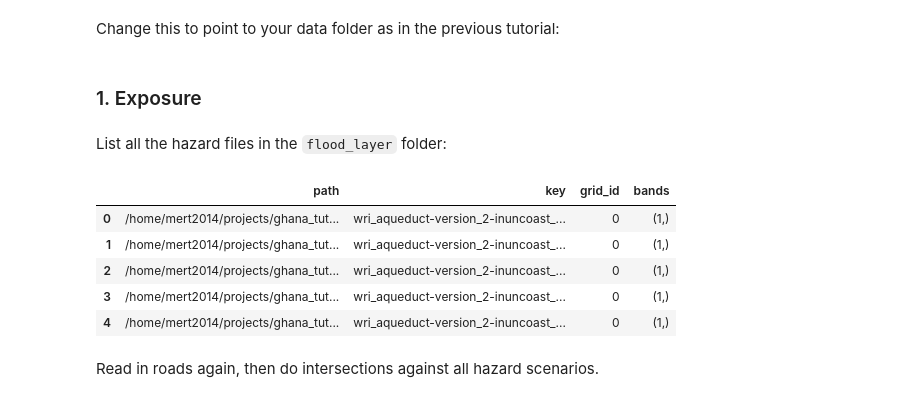
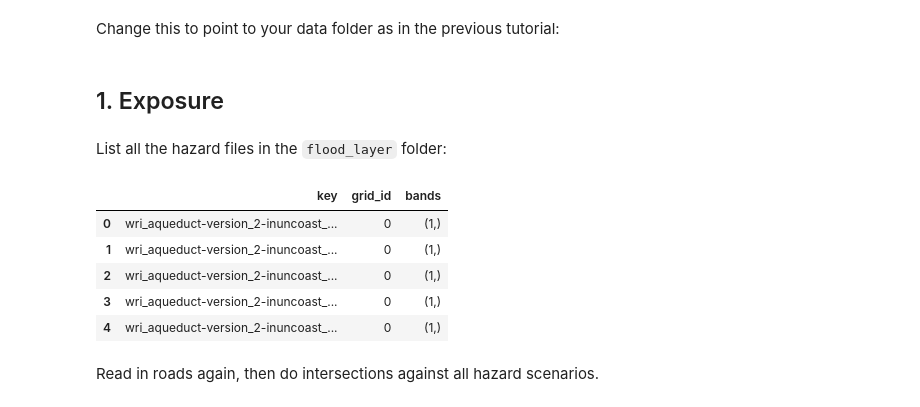
Before and after one commit to nismod/snail, a Jupyter notebook: tutorials/02-assess-damage-and-disruption.ipynb, the cells around one changed output. Drawn from its saved outputs; the diff is of its cells as text; code cells hidden in the pictures.

```diff
--- a/docs/source/tutorials/02-assess-damage-and-disruption.ipynb
+++ b/tutorials/02-assess-damage-and-disruption.ipynb
@@ -41,30 +44,28 @@ from pyproj import Geod
 # %% [markdown]
 Change this to point to your data folder as in the previous tutorial:
 # %%
-dir = (
-    Path(os.getcwd()).resolve().parents[3]
-)  # get parent directory of snail package
+dir = Path().resolve().parent.parent
 data_folder = dir / "ghana_tutorial"
 # data_folder = Path("YOUR_PATH/ghana_tutorial")
 # %% [markdown]
-### 1. Exposure
+## 1. Exposure
 # %% [markdown]
 List all the hazard files in the `flood_layer` folder:
 # %%
 hazard_paths = sorted((data_folder / "flood_layer"/"gha"/"wri_aqueduct_version_2").glob("wri*.tif"))
 
 hazard_files = pd.DataFrame({"path": hazard_paths})
 hazard_files["key"] = [Path(path).stem for path in hazard_paths]
 hazard_files, grids = snail.io.extend_rasters_metadata(hazard_files)
 
-hazard_files.head(5)
+hazard_files.head(5)[["key", "grid_id", "bands"]]
 # %% [output]
-|  | path | key | grid_id | bands |
-| 0 | /home/mert2014/projects/ghana_tut... | wri_aqueduct-version_2-inuncoast_... | 0 | (1,) |
-| 1 | /home/mert2014/projects/ghana_tut... | wri_aqueduct-version_2-inuncoast_... | 0 | (1,) |
-| 2 | /home/mert2014/projects/ghana_tut... | wri_aqueduct-version_2-inuncoast_... | 0 | (1,) |
-| 3 | /home/mert2014/projects/ghana_tut... | wri_aqueduct-version_2-inuncoast_... | 0 | (1,) |
-| 4 | /home/mert2014/projects/ghana_tut... | wri_aqueduct-version_2-inuncoast_... | 0 | (1,) |
+|  | key | grid_id | bands |
+| 0 | wri_aqueduct-version_2-inuncoast_... | 0 | (1,) |
+| 1 | wri_aqueduct-version_2-inuncoast_... | 0 | (1,) |
+| 2 | wri_aqueduct-version_2-inuncoast_... | 0 | (1,) |
+| 3 | wri_aqueduct-version_2-inuncoast_... | 0 | (1,) |
+| 4 | wri_aqueduct-version_2-inuncoast_... | 0 | (1,) |
 # %%
 assert len(grids) == 1
 grid = grids[0]
```
Also changed, not shown: parts of 7 cells of this notebook, 13 other files.
